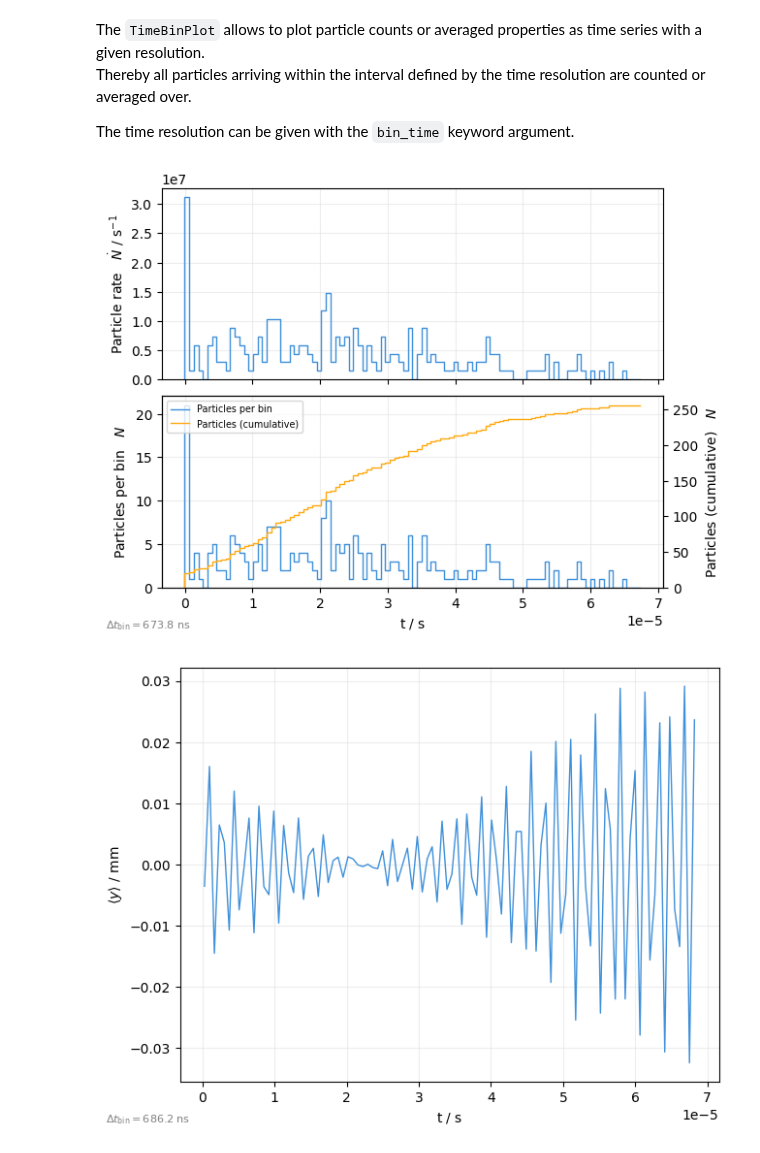
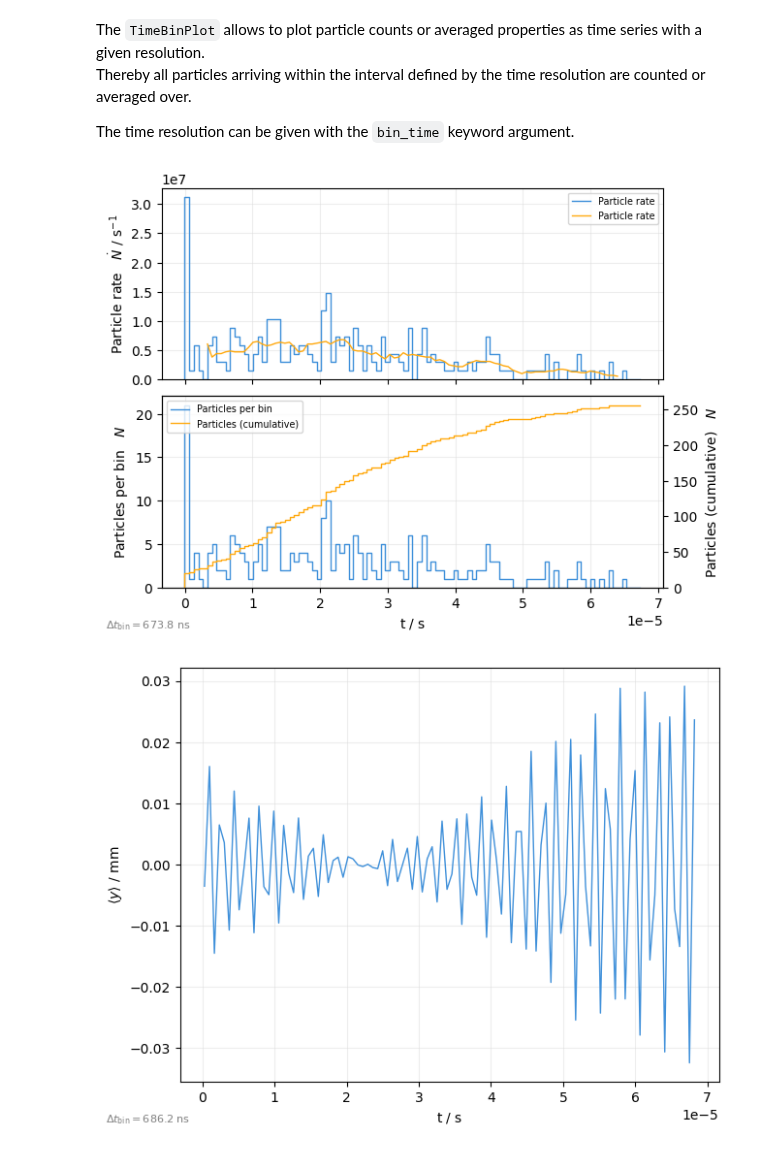
Before and after one commit to xsuite/xplt, a Jupyter notebook: examples/timestructure.ipynb, the cells around one changed output. Drawn from its saved outputs; the diff is of its cells as text; code cells hidden in the pictures.

Commit message:
Trace smooting for some plots

```diff
--- a/examples/timestructure.ipynb
+++ b/examples/timestructure.ipynb
@@ -107,9 +107,11 @@ Thereby all particles arriving within the interval defined by the time resolutio
 The time resolution can be given with the `bin_time` keyword argument.
 # %%
 # Spill intensity: plot number of lost particles as function of time
-plot = xplt.TimeBinPlot(particles, "rate,count-cumulative", mask=particles.state <= 0, twiss=tw)
+plot = xplt.TimeBinPlot(
+    particles, "rate+smooth(rate,n=10),count-cumulative", mask=particles.state <= 0, twiss=tw
+)
 # %% [output]
-[figure, old version]
+[figure, new version]
 # %%
 # Beam position monitor: plot average y as function of time
 plot = xplt.TimeBinPlot(line.record_last_track, "y", twiss=tw)
```
Also changed, not shown: 4 other files.
